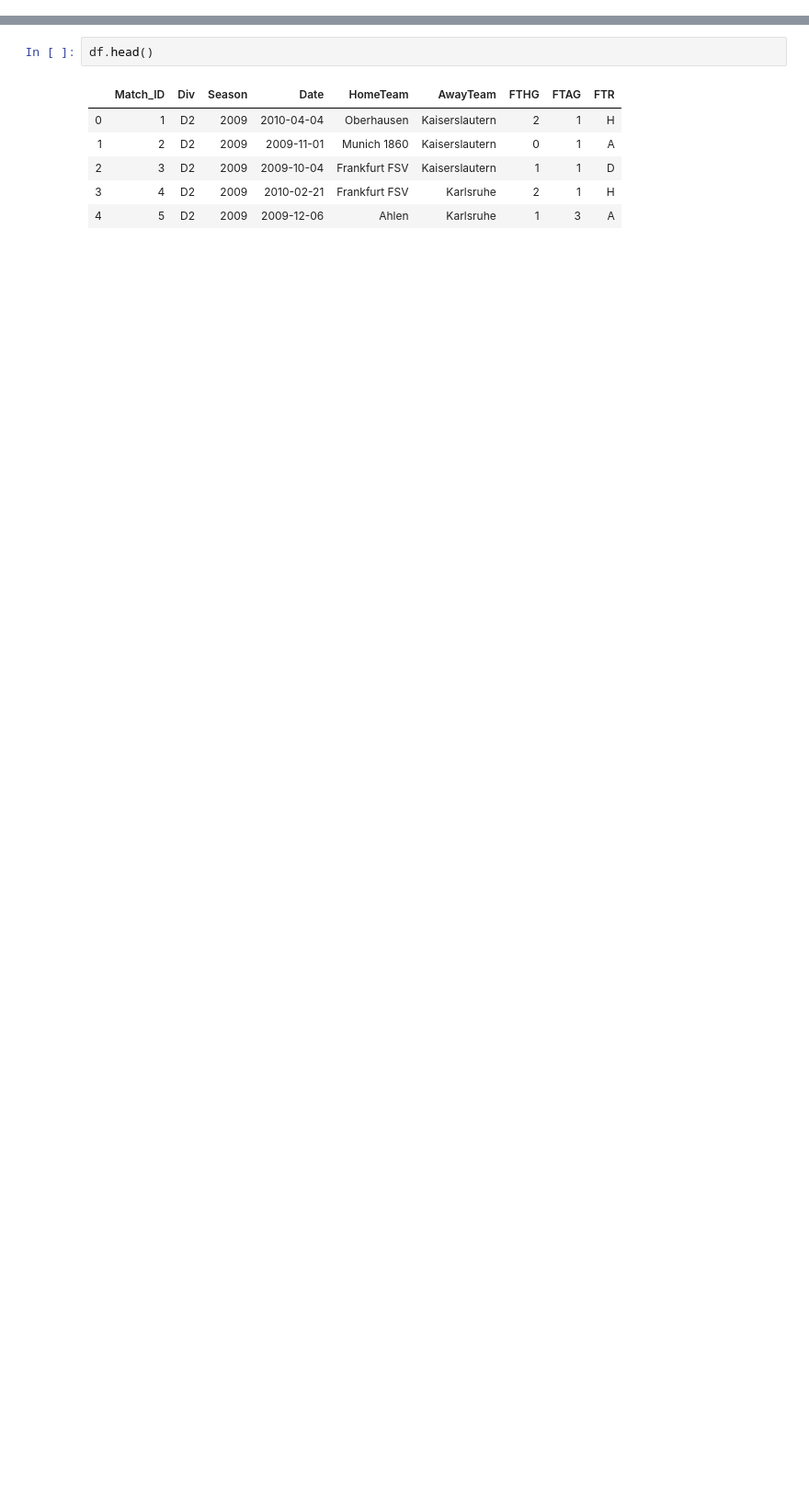
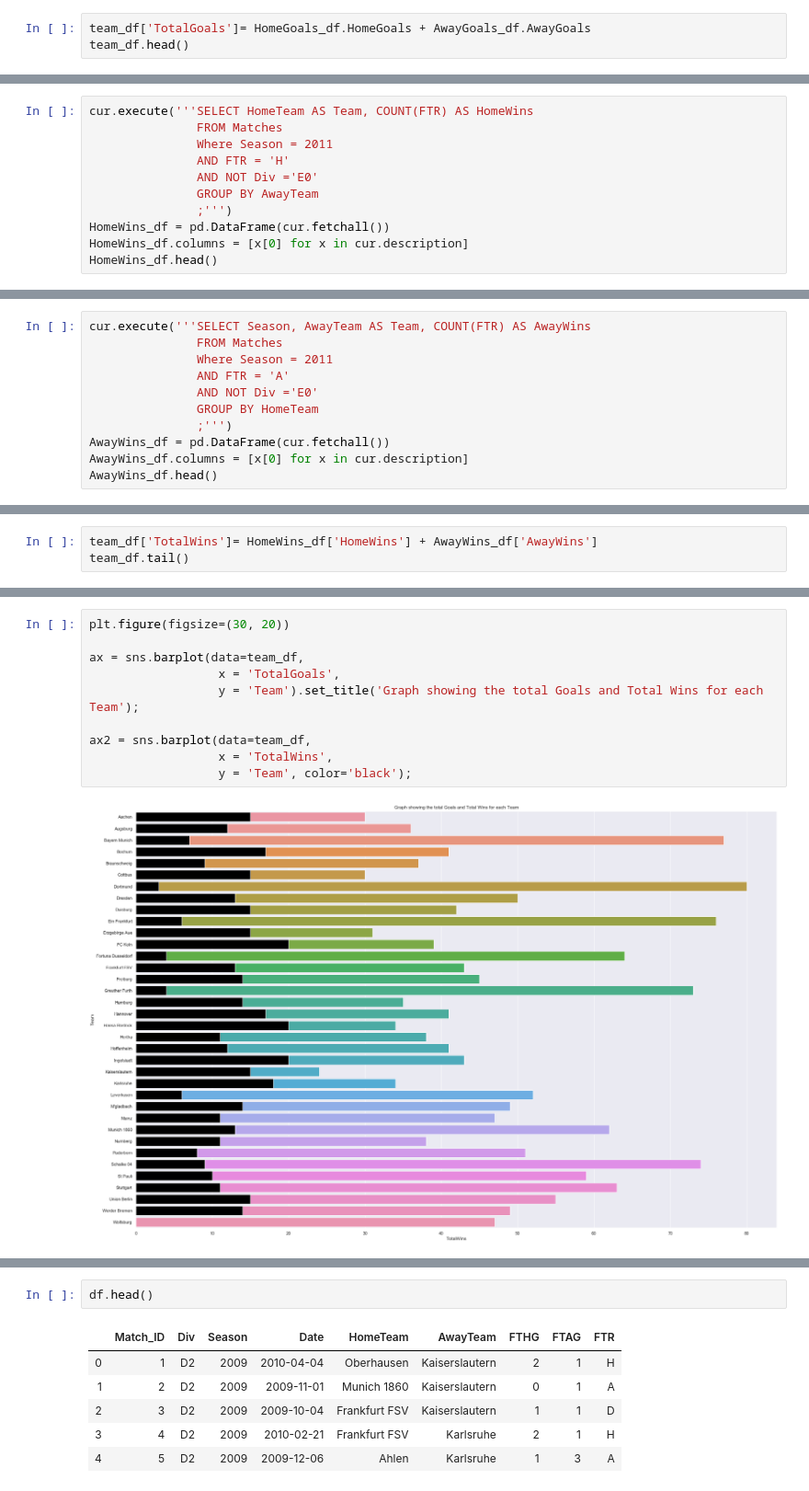
Before and after one commit to laurasuchomska/Project-2, a Jupyter notebook: Project Delphi.ipynb, the cells around one changed output, grey strips where cells are left out. Shown: that part at 92% size. Cells and saved outputs as stored; diff of their text form; blank space fills up the shorter version.

```diff
--- a/Project Delphi.ipynb
+++ b/Project Delphi.ipynb
@@ -9,0 +114,3 @@ df.columns = (x[0] for x in cur.description)
+# %%
+team_df['TotalGoals']= HomeGoals_df.HomeGoals + AwayGoals_df.AwayGoals
+team_df.head()
@@ -9,0 +126,11 @@ df.columns = (x[0] for x in cur.description)
+# %%
+cur.execute('''SELECT HomeTeam AS Team, COUNT(FTR) AS HomeWins
+               FROM Matches
+               Where Season = 2011
+               AND FTR = 'H'
+               AND NOT Div ='E0'
+               GROUP BY AwayTeam
+               ;''')
+HomeWins_df = pd.DataFrame(cur.fetchall())
+HomeWins_df.columns = [x[0] for x in cur.description]
+HomeWins_df.head()
@@ -9,0 +144,11 @@ df.columns = (x[0] for x in cur.description)
+# %%
+cur.execute('''SELECT Season, AwayTeam AS Team, COUNT(FTR) AS AwayWins
+               FROM Matches
+               Where Season = 2011
+               AND FTR = 'A'
+               AND NOT Div ='E0'
+               GROUP BY HomeTeam
+               ;''')
+AwayWins_df = pd.DataFrame(cur.fetchall())
+AwayWins_df.columns = [x[0] for x in cur.description]
+AwayWins_df.head()
@@ -9,0 +162,3 @@ df.columns = (x[0] for x in cur.description)
+# %%
+team_df['TotalWins']= HomeWins_df['HomeWins'] + AwayWins_df['AwayWins']
+team_df.tail()
@@ -9,0 +174,12 @@ df.columns = (x[0] for x in cur.description)
+# %%
+plt.figure(figsize=(30, 20))
+
+ax = sns.barplot(data=team_df,
+                  x = 'TotalGoals',
+                  y = 'Team').set_title('Graph showing the total Goals and Total Wins for each Team');
+
+ax2 = sns.barplot(data=team_df,
+                  x = 'TotalWins',
+                  y = 'Team', color='black');
+# %% [output]
+[figure, added]
```
Also changed, not shown: parts of 70 cells of this notebook, 1 other file.
